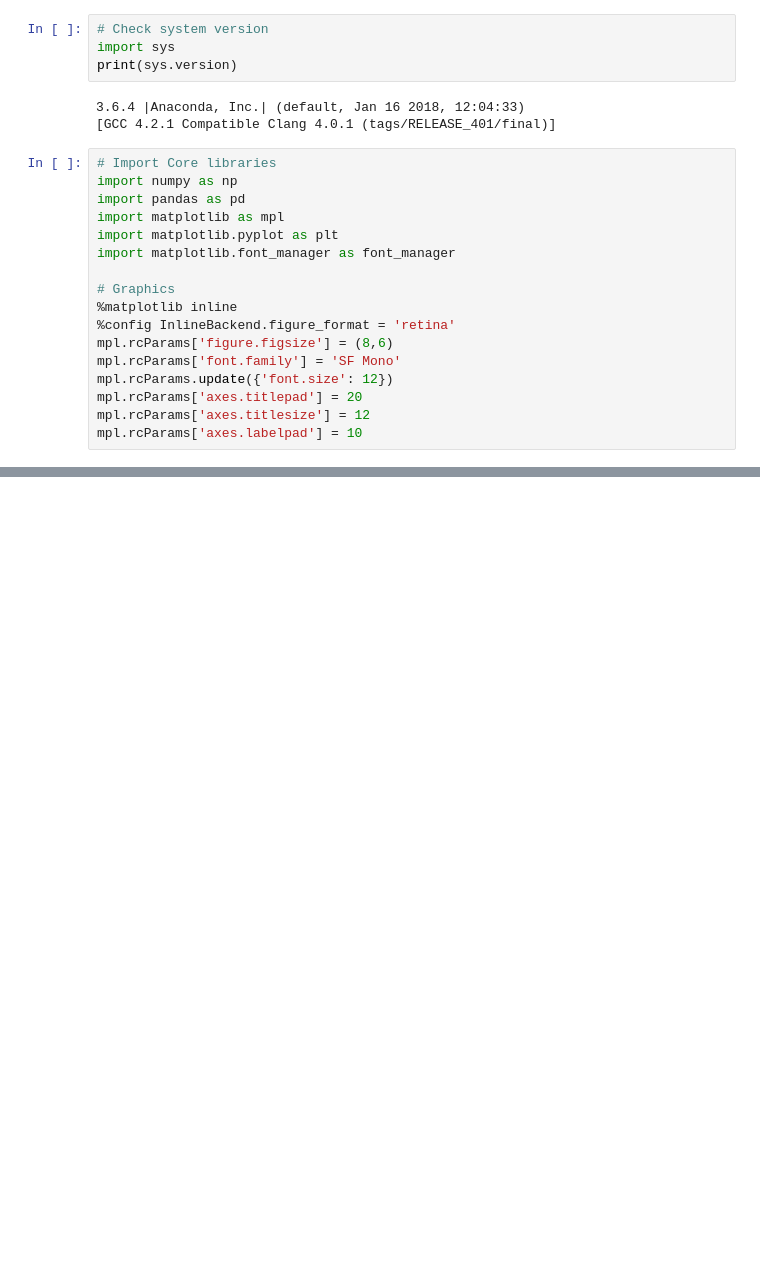
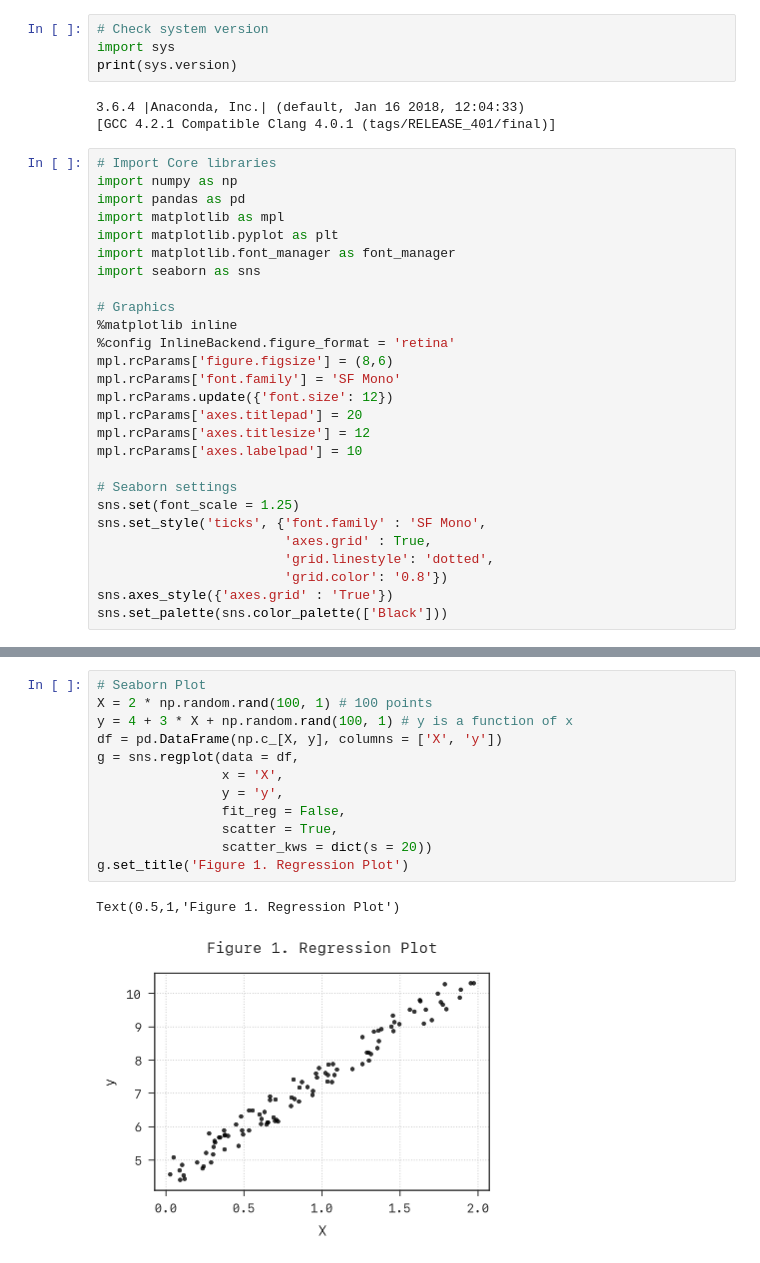
Before and after one commit to neilpanchal/jupyter-boilerplate, a Jupyter notebook: jupyter_python_boilerplate.ipynb, the cells around one changed output, grey strips where cells are left out. Cells and saved outputs as stored; diff of their text form; blank space fills up the shorter version.

Commit message:
Added Seaborn plotting framework

```diff
--- a/jupyter_python_boilerplate.ipynb
+++ b/jupyter_python_boilerplate.ipynb
@@ -20,6 +20,7 @@ import pandas as pd
 import matplotlib as mpl
 import matplotlib.pyplot as plt
 import matplotlib.font_manager as font_manager
+import seaborn as sns
 
 # Graphics
 %matplotlib inline
@@ -30,4 +31,13 @@ mpl.rcParams.update({'font.size': 12})
 mpl.rcParams['axes.titlepad'] = 20
 mpl.rcParams['axes.titlesize'] = 12
 mpl.rcParams['axes.labelpad'] = 10
+
+# Seaborn settings
+sns.set(font_scale = 1.25)
+sns.set_style('ticks', {'font.family' : 'SF Mono',
+                        'axes.grid' : True,
+                        'grid.linestyle': 'dotted',
+                        'grid.color': '0.8'})
+sns.axes_style({'axes.grid' : 'True'})
+sns.set_palette(sns.color_palette(['Black']))
 # %%
@@ -44,0 +56,15 @@ plt.plot(X, y, '.', color='k');
+# %%
+# Seaborn Plot
+X = 2 * np.random.rand(100, 1) # 100 points
+y = 4 + 3 * X + np.random.rand(100, 1) # y is a function of x
+df = pd.DataFrame(np.c_[X, y], columns = ['X', 'y'])
+g = sns.regplot(data = df,
+                x = 'X',
+                y = 'y',
+                fit_reg = False,
+                scatter = True,
+                scatter_kws = dict(s = 20))
+g.set_title('Figure 1. Regression Plot')
+# %% [output]
+Text(0.5,1,'Figure 1. Regression Plot')
+[figure, added]
```
Also changed, not shown: parts of 1 cell of this notebook.
